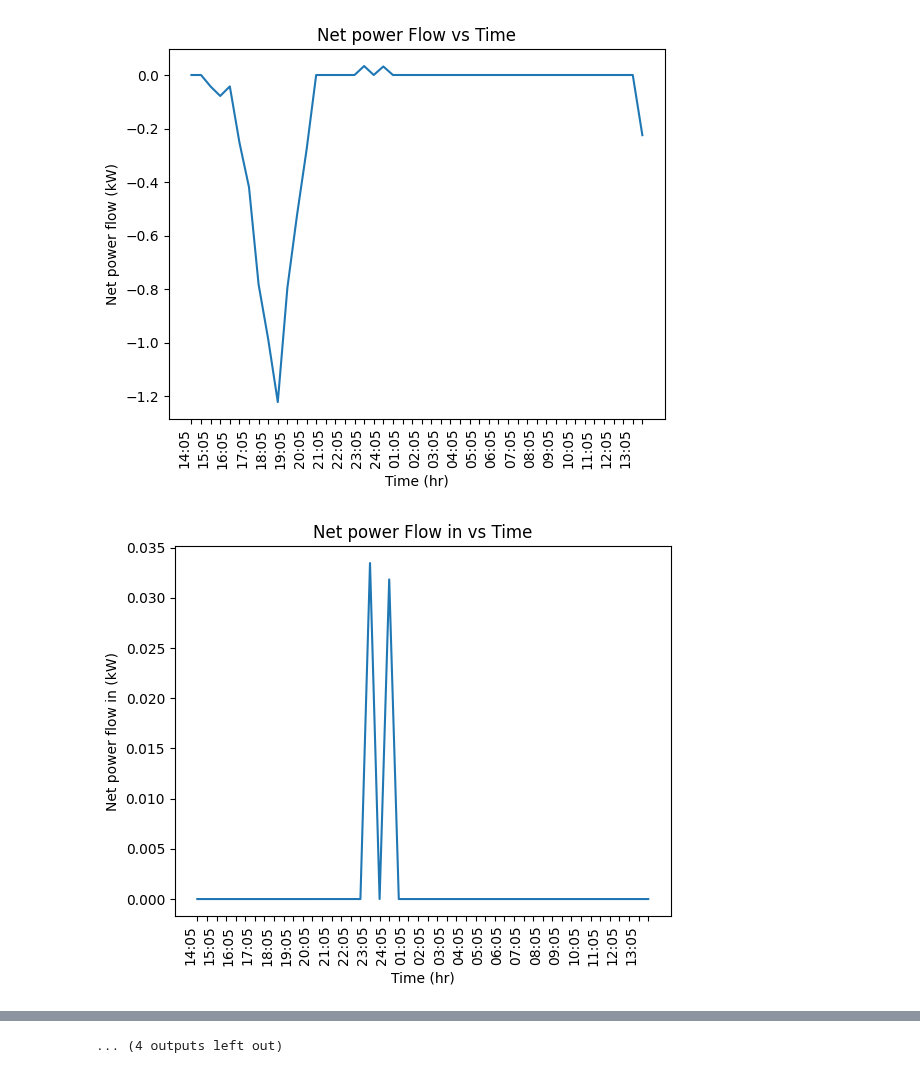
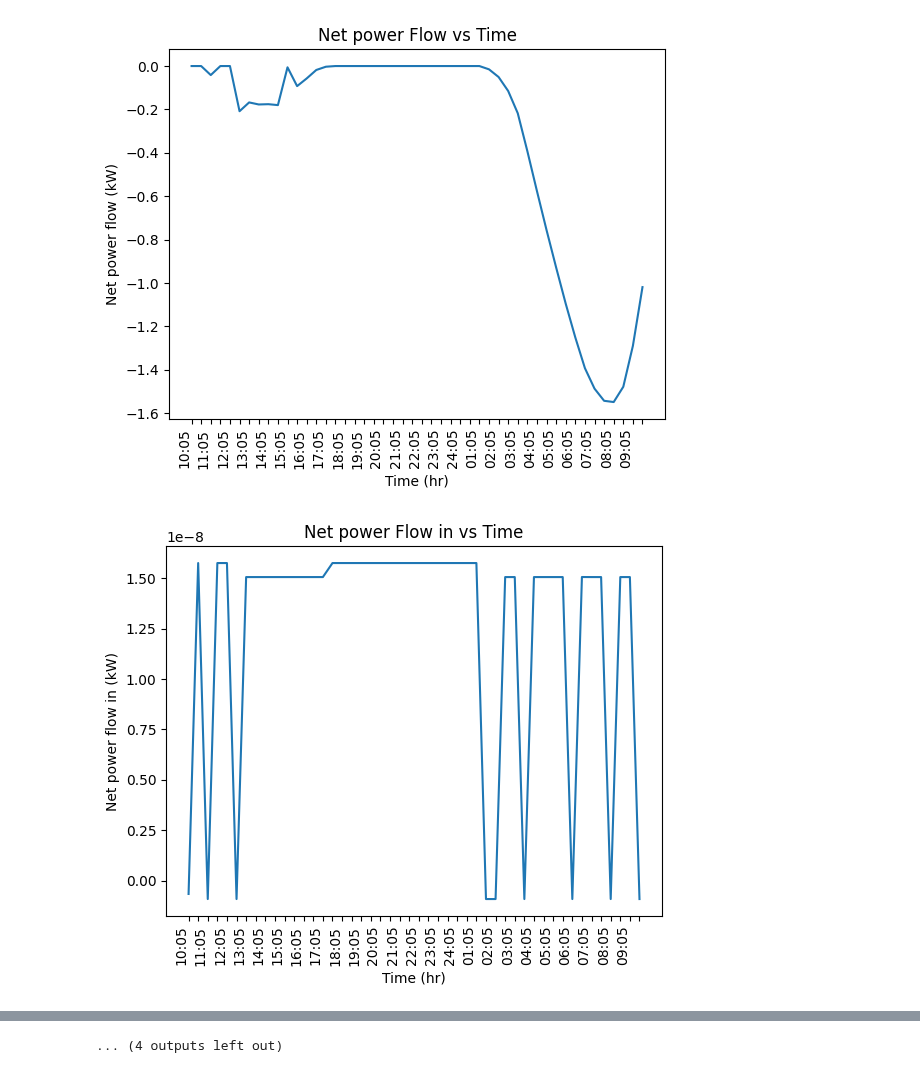
Before and after one commit to Muckthebuck/2023-Energy-kit, a Jupyter notebook: optimization(bidirectional_pricing).ipynb, the cells around one changed output, grey strips where cells are left out. Drawn from its saved outputs; the diff is of its cells as text; code cells hidden in the pictures.

Commit message:
error and load added

```diff
--- a/optimization(bidirectional_pricing).ipynb
+++ b/optimization(bidirectional_pricing).ipynb
@@ -78,6 +78,9 @@ class controller:
         m.export_tariff = Param(m.TS, initialize= Ex_tariff) # $ per kwh
 
         ### INPUTS ###
+
+        #error limit
+        error_lim = 0.0001 # 0.1 Watts
 
         # Number of occupants
         occupants = 2
@@ -238,11 +241,12 @@ class controller:
         # Variables
         m.P_in = Var(m.TS,initialize=0,domain=NonNegativeReals) # Power flowing in is positive
         m.P_out = Var(m.TS,initialize=0,bounds=(-export_lim,0)) # Power flowing out is negative and bounded by export limit
+        m.error = Var(m.TS, initialize=0,bounds=(-error_lim,error_lim)) #Tolerance for non linear constraint
 
         # Constraints
         # Power cannot be flowing in and out at the same time. So either P_in or P_out should be equal to 0 at every time point.
         def Direction(model,i):
-            return model.P_in[i]*model.P_out[i] == 0
+            return model.P_in[i]*model.P_out[i] + model.error[i] == 0
         m.Direction_con = Constraint(m.TS,rule=Direction)
         # Net power flowing in or out is equal to the difference between the load and generation of the house. The net flow is either equal to the flow in (P_in) or the flow out (P_out). If net power is positive P_out should be 0 and if net power is negative P_in should be negative.
         def Power_flow(model,i):
@@ -284,7 +288,7 @@ def plot_forecast(m, time_values):
     y = 2023
     mo = 1
     d = 17
-    h = 14
+    h = 10
     m = 5
     for i in range(48):
         if(i%2):
@@ -378,7 +382,7 @@ n_rows = len(df)
 date_col = pd.date_range(start='2023-01-01', periods=n_rows, freq=f'{freq_minutes}min')
 df['datetime'] = date_col
 df.set_index('datetime', inplace=True)
-Load_set = df['load'][60*24*16+60*4+5:-1:30]/1000
+Load_set = df['load'][60*24*16+60*10+5:-1:30]/1000
 print(Load_set)
 
 
@@ -411,12 +415,12 @@ c=controller()
 #run the MPC for 24 hours
 for i in range(sim_length):
 
-    T_out, Ins_PV, Load_ml = ml.predict(i,ob)
+    T_out, Ins_PV, Load = ml.predict(i,ob)
     #Used for testing without the ML model
     #increment the input data by 1 (24hr windows)
     '''T_out = T_out_set[i : i+48]
-    Ins_PV = Ins_PV_set[i : i+48]'''
-    Load = Load_set[i : i+48]
+    Ins_PV = Ins_PV_set[i : i+48]
+    Load = Load_set[i : i+48]'''
     # Run optimization model
 
     m = c.controller_model(T_out, Load, Ins_PV, Im_tariff, Ex_tariff, Occupancy)
@@ -444,7 +448,7 @@ time_array = []
 y = 2023
 mo = 1
 d = 17
-h = 14
+h = 10
 m = 5
 for i in range(48):
     if(i%2):
@@ -562,2 +567,2 @@ Total cost: -0.31
-[figure, old version]
+[figure, new version]
-[figure, old version]
+[figure, new version]
```
Also changed, not shown: parts of 2 cells of this notebook, 1 other file.
